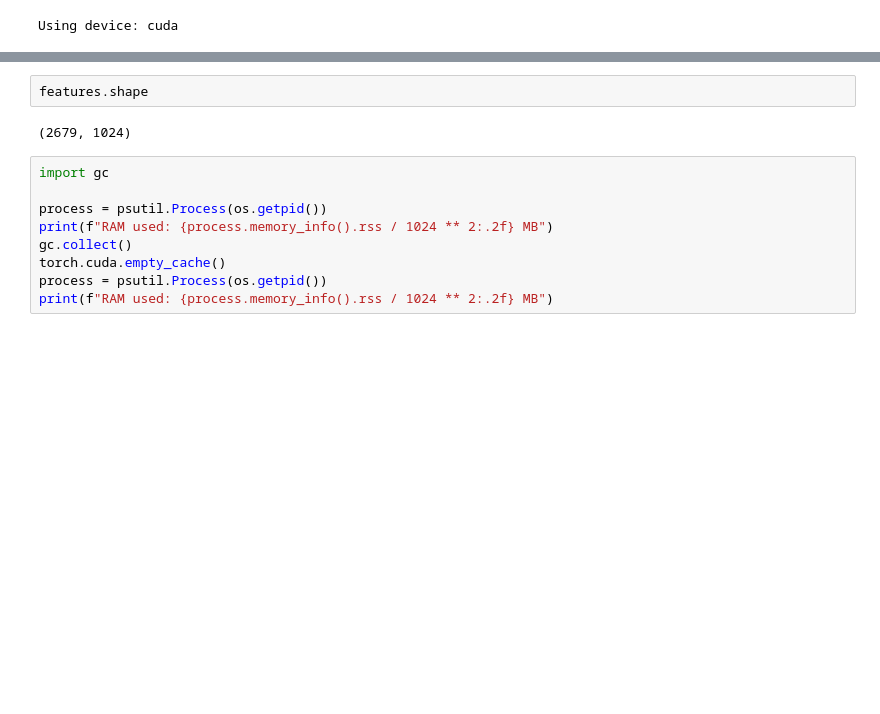
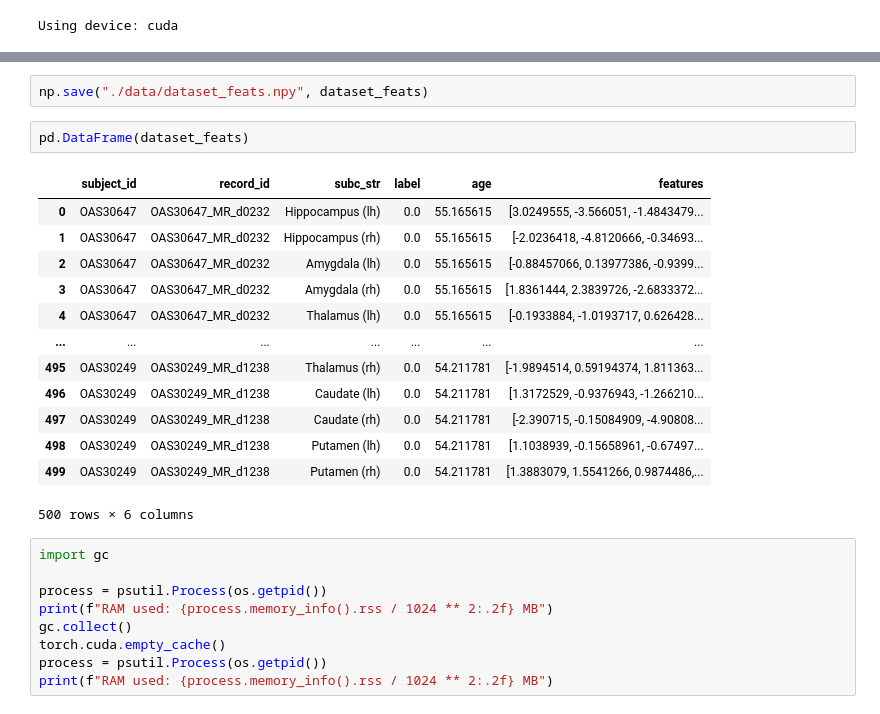
Before and after one commit to minnelab/NeuroCBIR, a Jupyter notebook: main.ipynb, the cells around one changed output, grey strips where cells are left out. Drawn from its saved outputs; the diff is of its cells as text; blank space fills up the shorter version.

```diff
--- a/main.ipynb
+++ b/main.ipynb
@@ -351,7 +382,21 @@ np.save("./data/global_metadata.npy", metadata)
+# %%
+np.save("./data/dataset_feats.npy", dataset_feats)
 # %%
-features.shape
+pd.DataFrame(dataset_feats)
 # %% [output]
+|  | subject_id | record_id | subc_str | label | age | features |
+| 0 | OAS30647 | OAS30647_MR_d0232 | Hippocampus (lh) | 0.0 | 55.165615 | [3.0249555, -3.566051, -1.4843479... |
+| 1 | OAS30647 | OAS30647_MR_d0232 | Hippocampus (rh) | 0.0 | 55.165615 | [-2.0236418, -4.8120666, -0.34693... |
+| 2 | OAS30647 | OAS30647_MR_d0232 | Amygdala (lh) | 0.0 | 55.165615 | [-0.88457066, 0.13977386, -0.9399... |
+| 3 | OAS30647 | OAS30647_MR_d0232 | Amygdala (rh) | 0.0 | 55.165615 | [1.8361444, 2.3839726, -2.6833372... |
+| 4 | OAS30647 | OAS30647_MR_d0232 | Thalamus (lh) | 0.0 | 55.165615 | [-0.1933884, -1.0193717, 0.626428... |
+| ... | ... | ... | ... | ... | ... | ... |
+| 495 | OAS30249 | OAS30249_MR_d1238 | Thalamus (rh) | 0.0 | 54.211781 | [-1.9894514, 0.59194374, 1.811363... |
+| 496 | OAS30249 | OAS30249_MR_d1238 | Caudate (lh) | 0.0 | 54.211781 | [1.3172529, -0.9376943, -1.266210... |
+| 497 | OAS30249 | OAS30249_MR_d1238 | Caudate (rh) | 0.0 | 54.211781 | [-2.390715, -0.15084909, -4.90808... |
+| 498 | OAS30249 | OAS30249_MR_d1238 | Putamen (lh) | 0.0 | 54.211781 | [1.1038939, -0.15658961, -0.67497... |
+| 499 | OAS30249 | OAS30249_MR_d1238 | Putamen (rh) | 0.0 | 54.211781 | [1.3883079, 1.5541266, 0.9874486,... |
-(2679, 1024)
+500 rows × 6 columns
 # %%
 import gc
 
```
Also changed, not shown: parts of 13 cells of this notebook, 8 other files.
